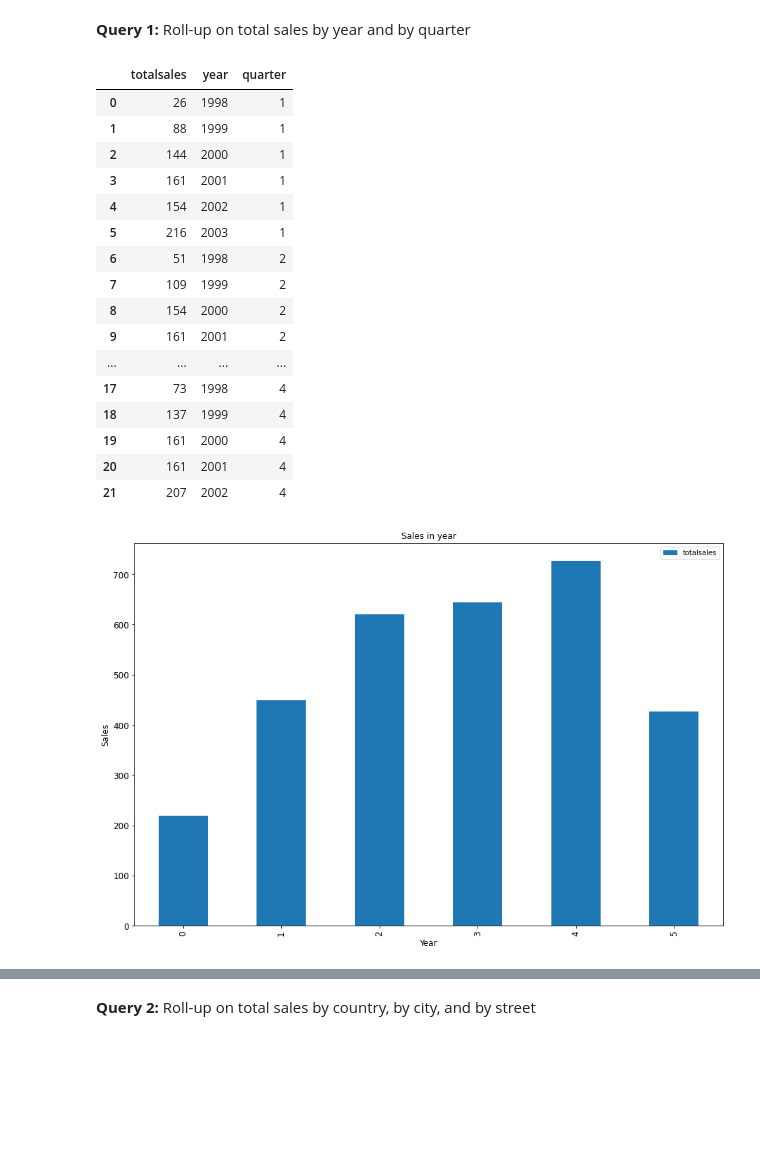
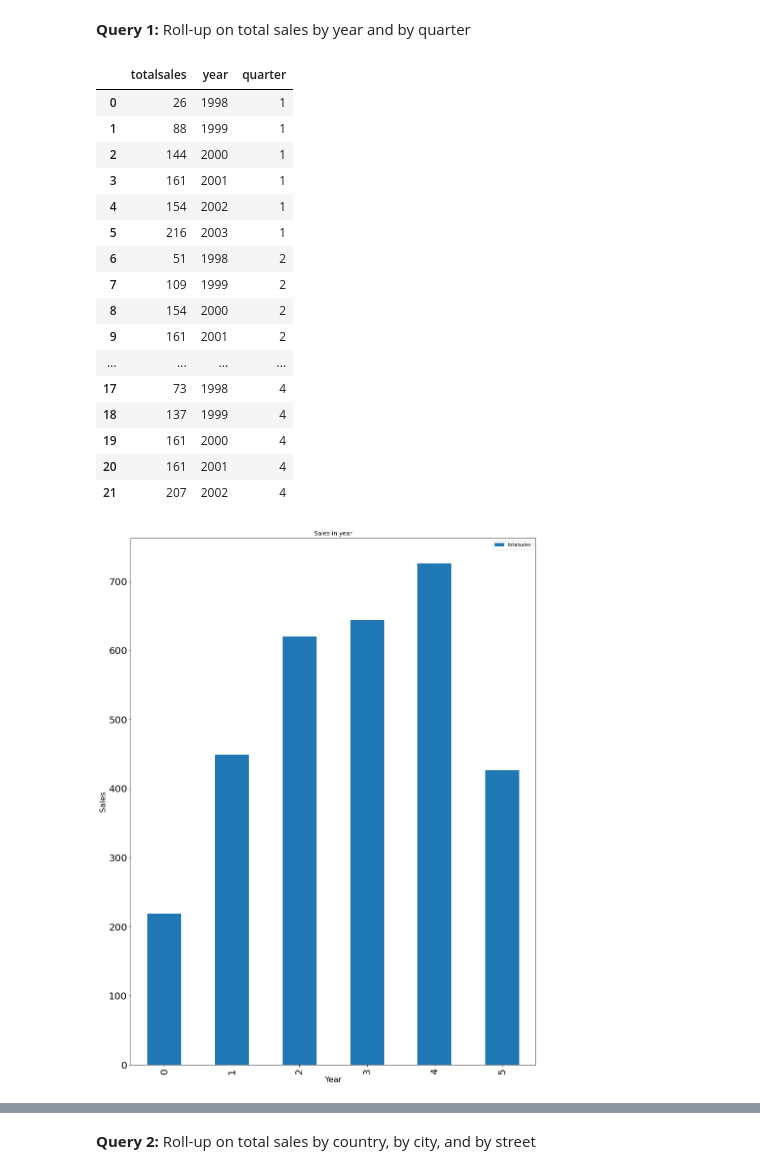
Before and after one commit to ihassanjavaid/Sales-Warehouse, a Jupyter notebook: notebooks/datawarehouse.ipynb, the cells around one changed output, grey strips where cells are left out. Drawn from its saved outputs; the diff is of its cells as text; code cells hidden in the pictures; blank space fills up the shorter version.

```diff
--- a/notebooks/datawarehouse.ipynb
+++ b/notebooks/datawarehouse.ipynb
@@ -34,37 +34,37 @@ query1_rolledup = pd.read_sql_query('SELECT sum(F.dollars_sold) as totalsales, D
 query1 = pd.read_sql_query('SELECT sum(F.dollars_sold) as totalsales, D.year ,D.quarter \
                             FROM SalesFact F, TimeDimension D \
                             WHERE D.time_key = F.time_key \
                             GROUP BY D.year, D.quarter', \
                             conn)
 
 display(query1)
 
-ax = query1_rolledup[['totalsales']].plot(kind='bar', title ="Sales in year", figsize=(15, 10), legend=True, fontsize=12)
-ax.set_xlabel("Year", fontsize=12)
-ax.set_ylabel("Sales", fontsize=12)
+ax = query1_rolledup[['totalsales']].plot(kind='bar', title ="Sales in year", figsize=(15, 20), legend=True, fontsize=20)
+ax.set_xlabel("Year", fontsize=16)
+ax.set_ylabel("Sales", fontsize=16)
 plt.show()
 
 #drilled down
-ax = query1[['totalsales']].plot(kind='bar', title ="Sales in year", figsize=(15, 10), legend=True, fontsize=12)
-ax.set_xlabel("Year", fontsize=12)
-ax.set_ylabel("Sales", fontsize=12)
+ax = query1[['totalsales']].plot(kind='bar', title ="Sales in year, and in quarter", figsize=(15, 20), legend=True, fontsize=20)
+ax.set_xlabel("Year, divided into Quarter", fontsize=16)
+ax.set_ylabel("Sales", fontsize=16)
 plt.show()
 # %% [output]
 |  | totalsales | year | quarter |
 | 0 | 26 | 1998 | 1 |
 | 1 | 88 | 1999 | 1 |
 | 2 | 144 | 2000 | 1 |
 | 3 | 161 | 2001 | 1 |
 | 4 | 154 | 2002 | 1 |
 | 5 | 216 | 2003 | 1 |
 | 6 | 51 | 1998 | 2 |
 | 7 | 109 | 1999 | 2 |
 | 8 | 154 | 2000 | 2 |
 | 9 | 161 | 2001 | 2 |
 | ... | ... | ... | ... |
 | 17 | 73 | 1998 | 4 |
 | 18 | 137 | 1999 | 4 |
 | 19 | 161 | 2000 | 4 |
 | 20 | 161 | 2001 | 4 |
 | 21 | 207 | 2002 | 4 |
-[figure, old version]
+[figure, new version]
```
Also changed, not shown: parts of 7 cells of this notebook.
